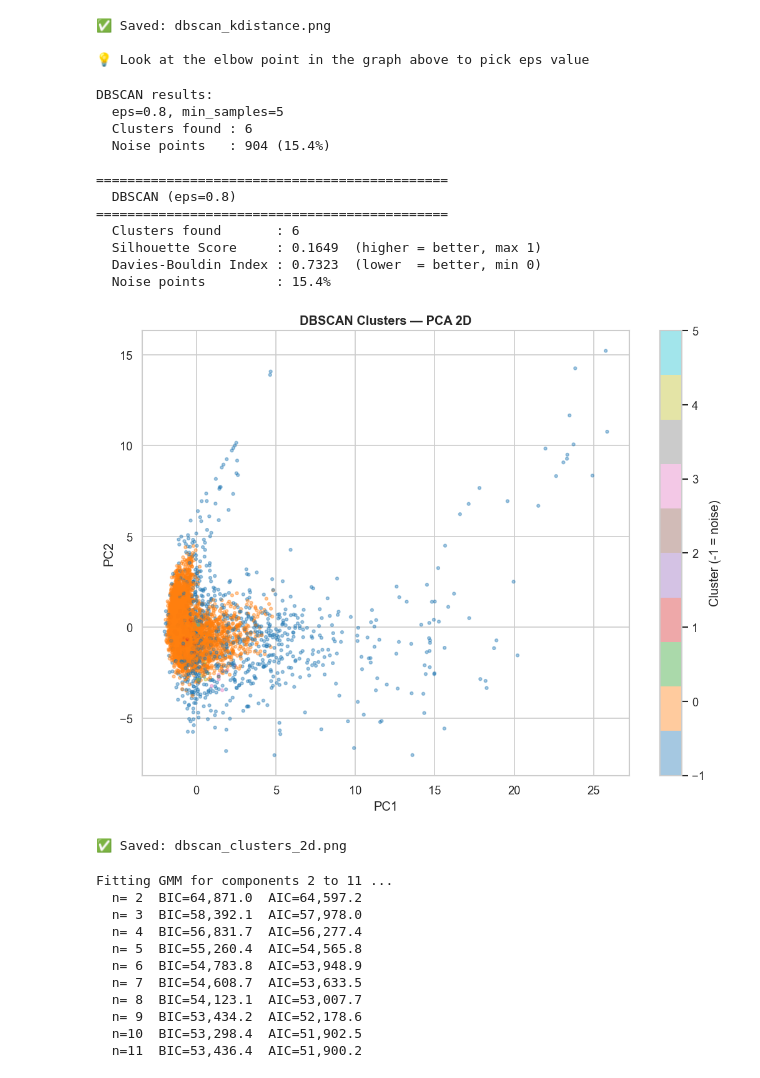
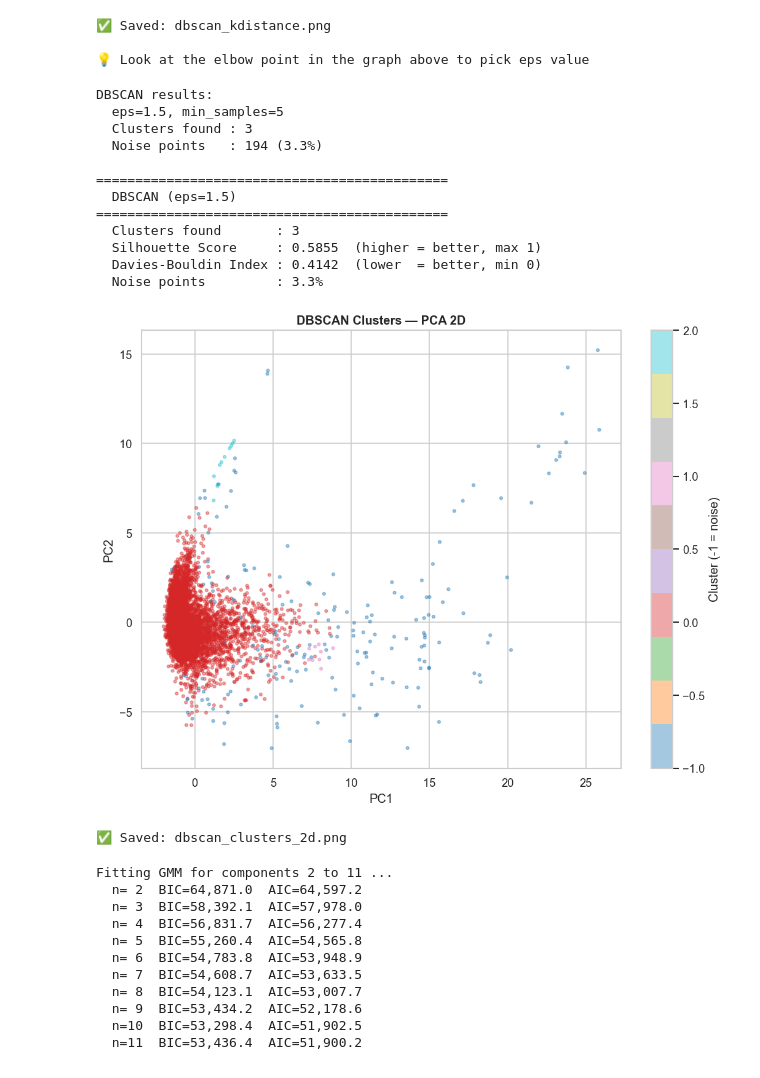
Before and after one commit to mrvikas2004/customer-segmentation-unsupervised-Vikas, a Jupyter notebook: notebooks/04_clustering_models.ipynb, the cells around one changed output. Cells and saved outputs as stored; diff of their text form; code cells hidden in the pictures.

Commit message:
Notebook 04: All 4 clustering algorithms trained and evaluated

```diff
--- a/notebooks/04_clustering_models.ipynb
+++ b/notebooks/04_clustering_models.ipynb
@@ -332,7 +332,7 @@ print("\n💡 Look at the elbow point in the graph above to pick eps value")
 # %%
 # Train DBSCAN with tuned parameters
 
-EPS      = 0.8
+EPS      = 1.5
 MIN_SAMP = 5
 
 dbscan = DBSCAN(eps=EPS, min_samples=MIN_SAMP)
@@ -344,42 +344,42 @@ n_noise       = (dbscan_labels == -1).sum()
 print(f"DBSCAN results:")
 print(f"  eps={EPS}, min_samples={MIN_SAMP}")
 print(f"  Clusters found : {n_clusters_db}")
 print(f"  Noise points   : {n_noise} ({n_noise/len(dbscan_labels)*100:.1f}%)")
 
 # Evaluate
 res = evaluate_clustering(X_pca_95, dbscan_labels, f"DBSCAN (eps={EPS})")
 results.append(res)
 
 df_raw['DBSCAN_Cluster'] = dbscan_labels
 
 # Plot
 fig, ax = plt.subplots(figsize=(9, 7))
 scatter = ax.scatter(X_pca_2d[:, 0], X_pca_2d[:, 1],
                      c=dbscan_labels, cmap='tab10',
                      alpha=0.4, s=8)
 plt.colorbar(scatter, ax=ax, label='Cluster (-1 = noise)')
 ax.set_xlabel('PC1')
 ax.set_ylabel('PC2')
 ax.set_title(f'DBSCAN Clusters — PCA 2D', fontweight='bold')
 plt.tight_layout()
 plt.savefig('../results/cluster_plots/dbscan_clusters_2d.png',
             dpi=150, bbox_inches='tight')
 plt.show()
 print("✅ Saved: dbscan_clusters_2d.png")
 # %% [output]
 DBSCAN results:
-  eps=0.8, min_samples=5
-  Clusters found : 6
-  Noise points   : 904 (15.4%)
+  eps=1.5, min_samples=5
+  Clusters found : 3
+  Noise points   : 194 (3.3%)
 
 =============================================
-  DBSCAN (eps=0.8)
+  DBSCAN (eps=1.5)
 =============================================
-  Clusters found       : 6
-  Silhouette Score     : 0.1649  (higher = better, max 1)
-  Davies-Bouldin Index : 0.7323  (lower  = better, min 0)
-  Noise points         : 15.4%
+  Clusters found       : 3
+  Silhouette Score     : 0.5855  (higher = better, max 1)
+  Davies-Bouldin Index : 0.4142  (lower  = better, min 0)
+  Noise points         : 3.3%
-[figure, old version]
+[figure, new version]
 ✅ Saved: dbscan_clusters_2d.png
 # %%
 # Gaussian Mixture Model — use BIC to select n_components
```
Also changed, not shown: parts of 3 cells of this notebook.
